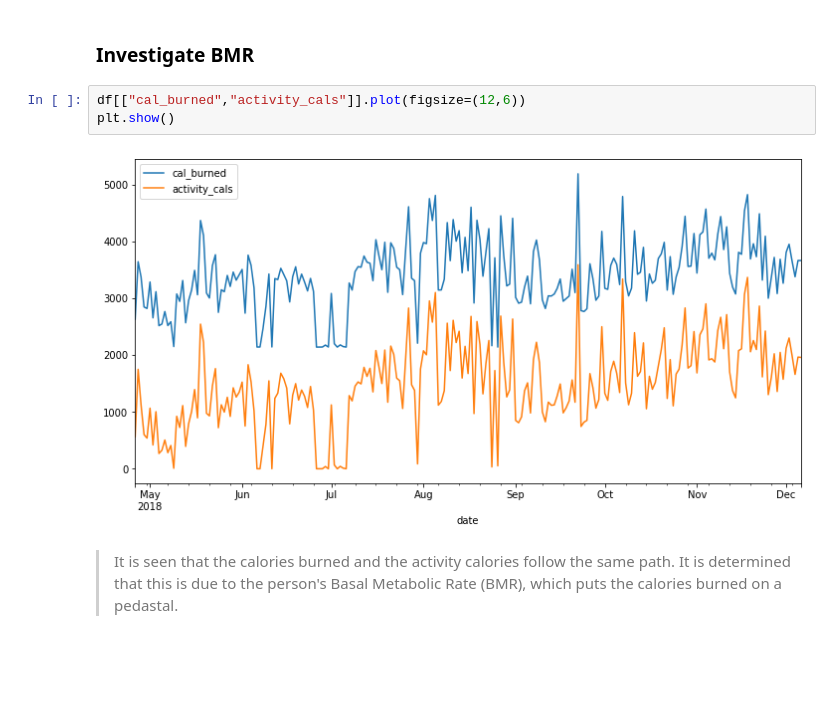
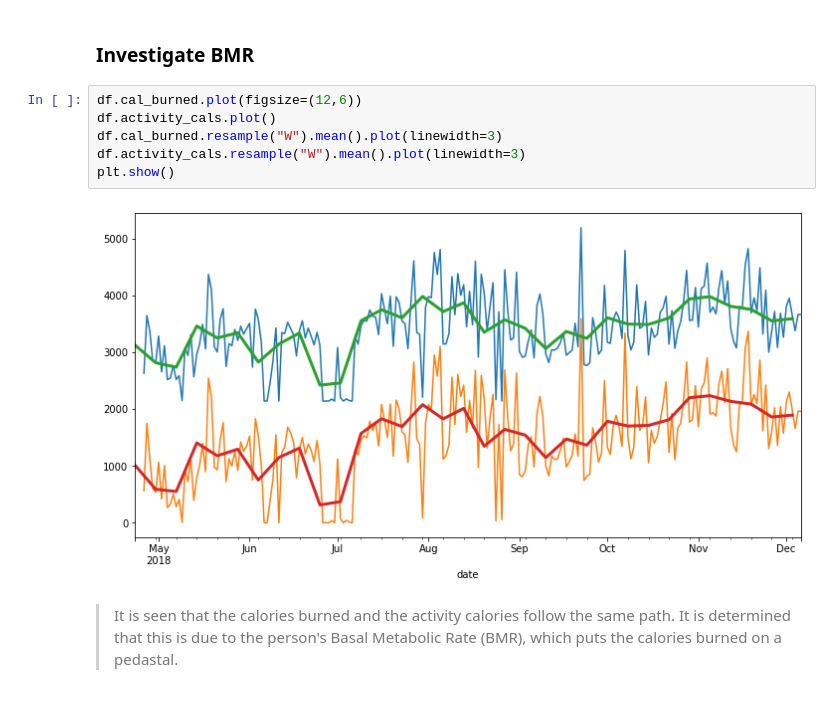
Before and after one commit to Dom-Misty/fit_bit_project, a Jupyter notebook: fitbit-pipeline.ipynb, the cells around one changed output. Drawn from its saved outputs; the diff is of its cells as text; blank space fills up the shorter version.

```diff
--- a/fitbit-pipeline.ipynb
+++ b/fitbit-pipeline.ipynb
@@ -238,11 +245,14 @@ Found an outlier in row "2018-08-26". It is seen that the calories burned are mu
 df = prepare.fix_outliers(df)
 # %% [markdown]
 ### Investigate BMR
-# %%
-df[["cal_burned","activity_cals"]].plot(figsize=(12,6))
-plt.show()
-# %% [output]
-[figure, removed]
+# %%
+df.cal_burned.plot(figsize=(12,6))
+df.activity_cals.plot()
+df.cal_burned.resample("W").mean().plot(linewidth=3)
+df.activity_cals.resample("W").mean().plot(linewidth=3)
+plt.show()
+# %% [output]
+[figure, added]
 # %% [markdown]
 > It is seen that the calories burned and the activity calories follow the same path. It is determined that this is due to the person's Basal Metabolic Rate (BMR), which puts the calories burned on a pedastal.
 # %% [markdown]
```
Also changed, not shown: parts of 18 cells of this notebook.
